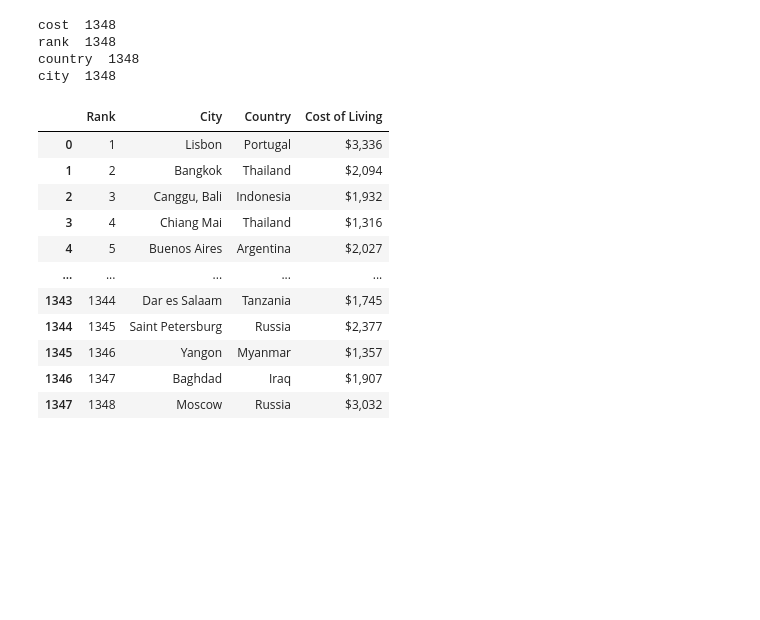
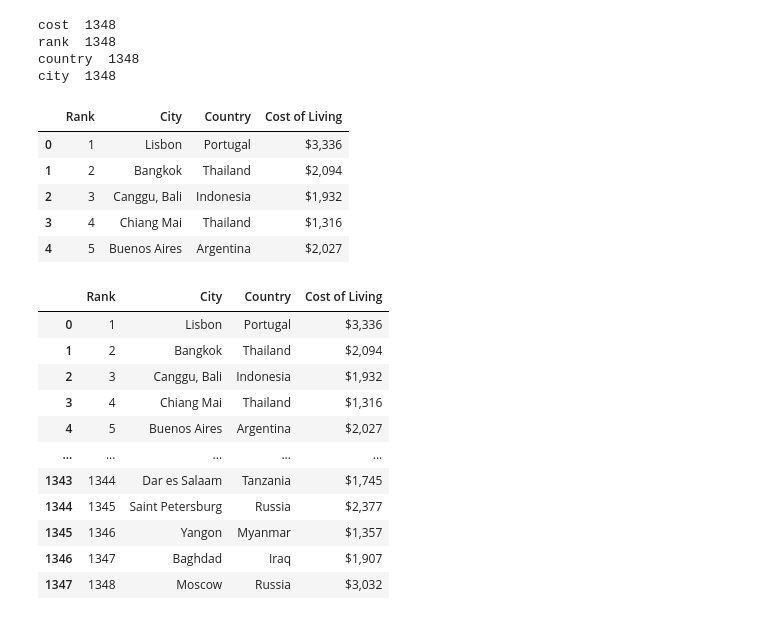
Before and after one commit to Frans-Grau/Project4-WebScrap, a Jupyter notebook: Webscarping/webscraping.ipynb, the cells around one changed output. Cells and saved outputs as stored; diff of their text form; code cells hidden in the pictures; blank space fills up the shorter version.

```diff
--- a/Webscarping/webscraping.ipynb
+++ b/Webscarping/webscraping.ipynb
@@ -88,12 +92,21 @@ country  1348
 city  1348
 # %%
 ### Create DF
-nomadlist = pd.DataFrame({
+nomadlist = pd.DataFrame().from_dict({
         'Rank': rank,
         'City': city,
         'Country': country,
         'Cost of Living': cost,
     })
+# %%
+nomadlist.head()
+# %% [output]
+|  | Rank | City | Country | Cost of Living |
+| 0 | 1 | Lisbon | Portugal | $3,336 |
+| 1 | 2 | Bangkok | Thailand | $2,094 |
+| 2 | 3 | Canggu, Bali | Indonesia | $1,932 |
+| 3 | 4 | Chiang Mai | Thailand | $1,316 |
+| 4 | 5 | Buenos Aires | Argentina | $2,027 |
 # %%
 ### Save to pickle
 #nomadlist.to_pickle('NomadList.pickle')
```
Also changed, not shown: parts of 3 cells of this notebook, 3 other files.
